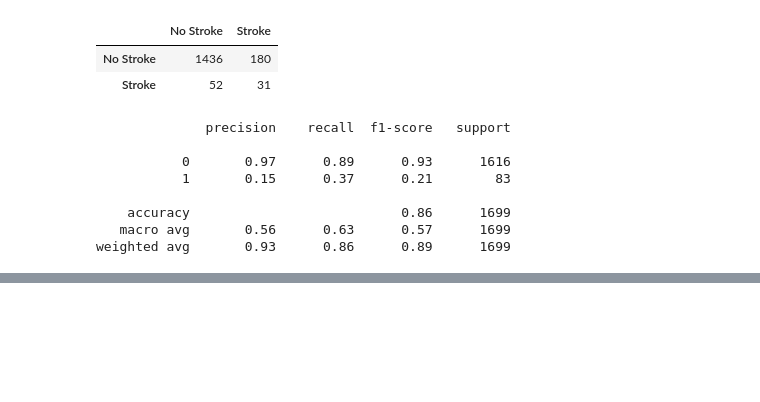
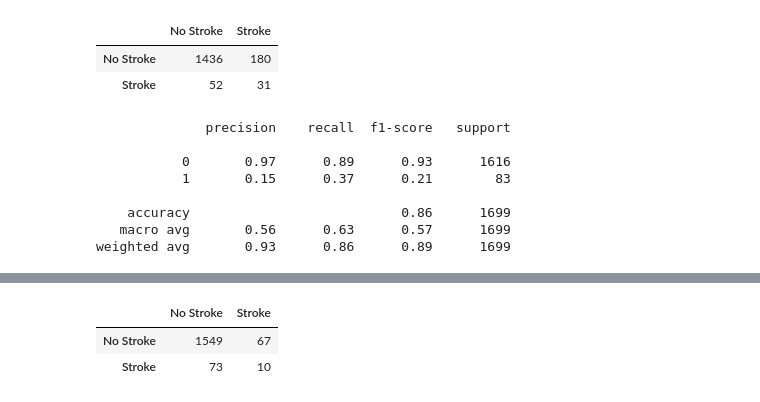
Before and after one commit to LucaSamore/Stroke-Prediction-Analysis, a Jupyter notebook: stroke_prediction_analysis.ipynb, the cells around one changed output, grey strips where cells are left out. Cells and saved outputs as stored; diff of their text form; code cells hidden in the pictures; blank space fills up the shorter version.

```diff
--- a/stroke_prediction_analysis.ipynb
+++ b/stroke_prediction_analysis.ipynb
@@ -785,0 +876,16 @@ Best test score: 85.8152%
+# %%
+xgbc = Pipeline([
+    ('scaler', StandardScaler()),
+    ('xgb', XGBClassifier(nthread=8, objective='binary:logistic'))
+])
+
+xgbc_parameters = {
+    'xgb__eta': [0.002, 0.1, 0.5],
+    'xgb__max_depth': [6],
+    'xgb__n_estimators': [150, 300],
+    'xgb__alpha': [0.0001, 0.001]
+}
+
+gs = grid_search(xgbc, xgbc_parameters, X_train_resample, y_train_resample)
+
+print('Best train score: {:.4f}%\nBest test score: {:.4f}%'.format(round(gs.best_score_ * 100, 4), round(gs.score(X_test, y_test)*100, 4)))
@@ -785,0 +916,7 @@ Best test score: 85.8152%
+# %%
+y_pred = gs.predict(X_test)
+print_confusion_matrix(gs, y_test, y_pred)
+# %% [output]
+|  | No Stroke | Stroke |
+| No Stroke | 1549 | 67 |
+| Stroke | 73 | 10 |
```
Also changed, not shown: parts of 17 cells of this notebook.
